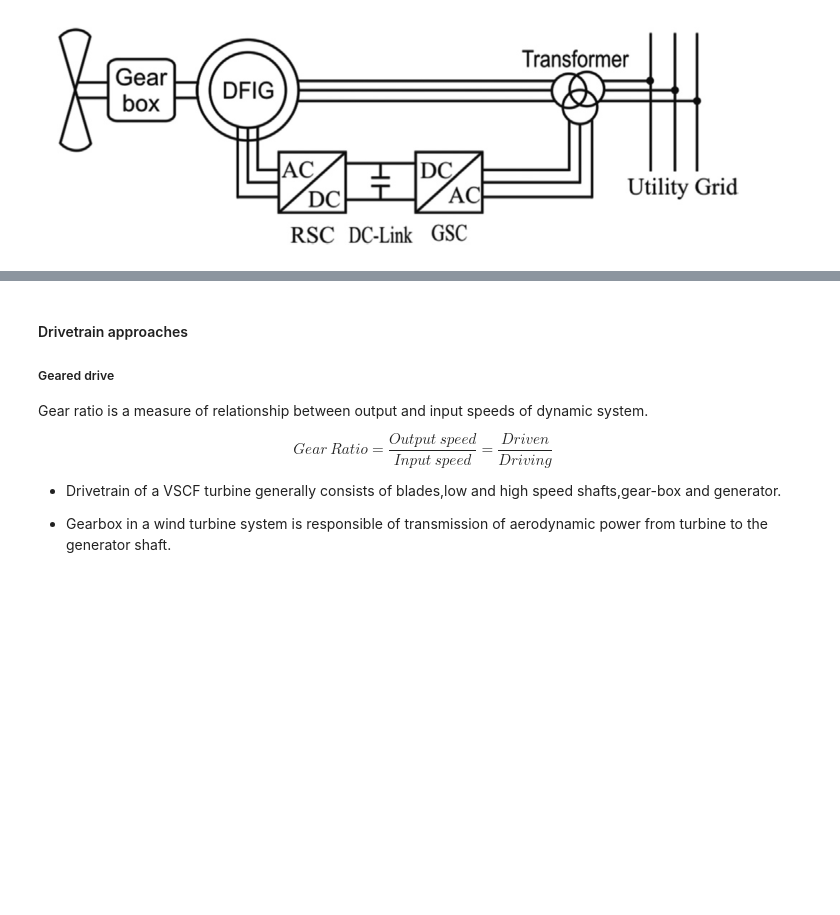
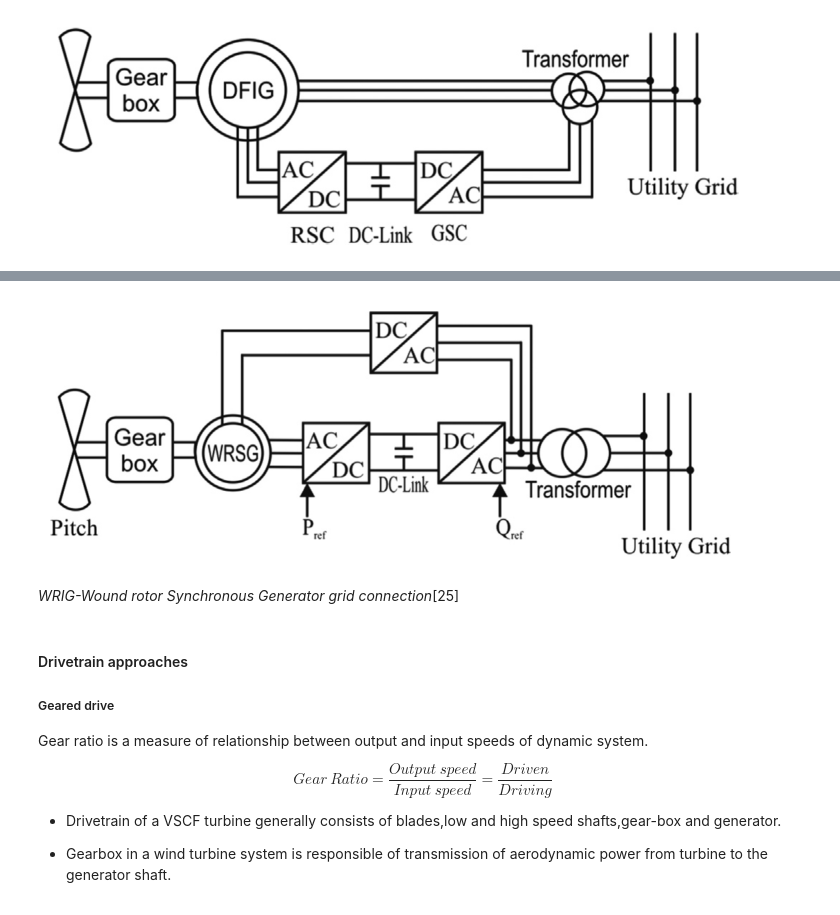
Before and after one commit to aydinbaskaya/MS_Thesis, a Jupyter notebook: Wind Turbines.ipynb, the cells around one changed output, grey strips where cells are left out. Saved outputs shown, nothing was run; the diff lists cells and outputs as text; code cells hidden in the pictures; blank space fills up the shorter version.

Commit message:
WRSG kısmı eklendi

```diff
--- a/Wind Turbines.ipynb
+++ b/Wind Turbines.ipynb
@@ -268,3 +277,10 @@ Image(filename='DFIG-2.png')
+# %%
+from IPython.display import Image
+Image(filename='WRSG.png')
+# %% [output]
+[figure, added]
+# %% [markdown]
+*WRIG-Wound rotor Synchronous Generator grid connection*[25]
 # %% [markdown]
 #### Drivetrain approaches
 
```
Also changed, not shown: parts of 3 cells of this notebook.
